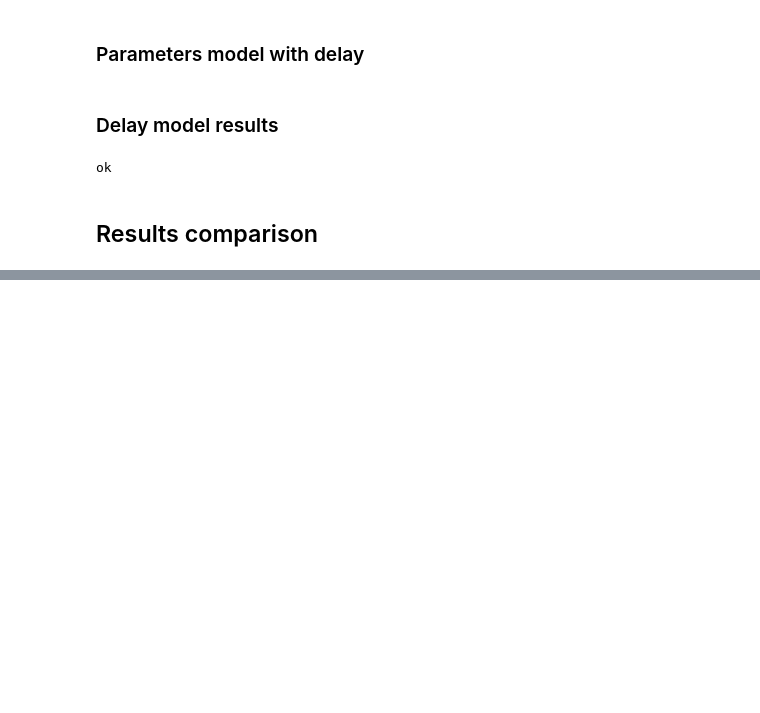
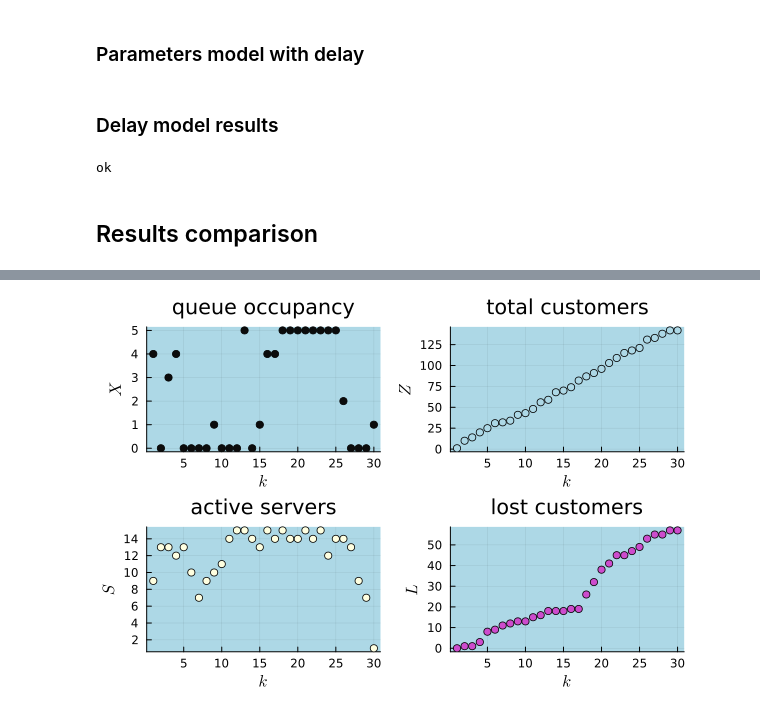
Before and after one commit to marina-daumas/tcc, a Jupyter notebook: Optimizer/compare_models.ipynb, the cells around one changed output, grey strips where cells are left out. Cells and saved outputs as stored; diff of their text form; code cells hidden in the pictures; blank space fills up the shorter version.

```diff
--- a/Optimizer/compare_models.ipynb
+++ b/Optimizer/compare_models.ipynb
@@ -195,0 +220,4 @@ Results
+# %%
+plot_results(result_om_del, horiz)
+# %% [output]
+[figure, added]
```
Also changed, not shown: parts of 11 cells of this notebook, 2 other files.
